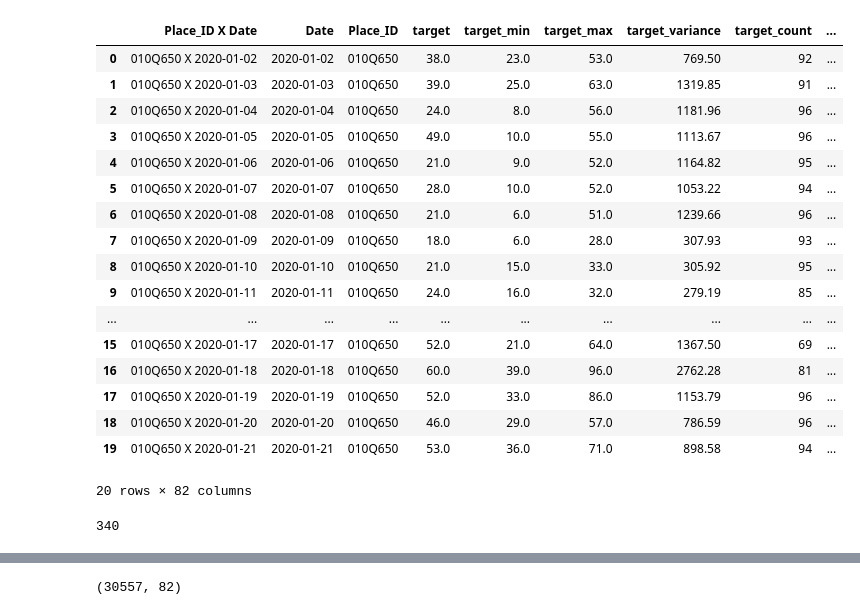
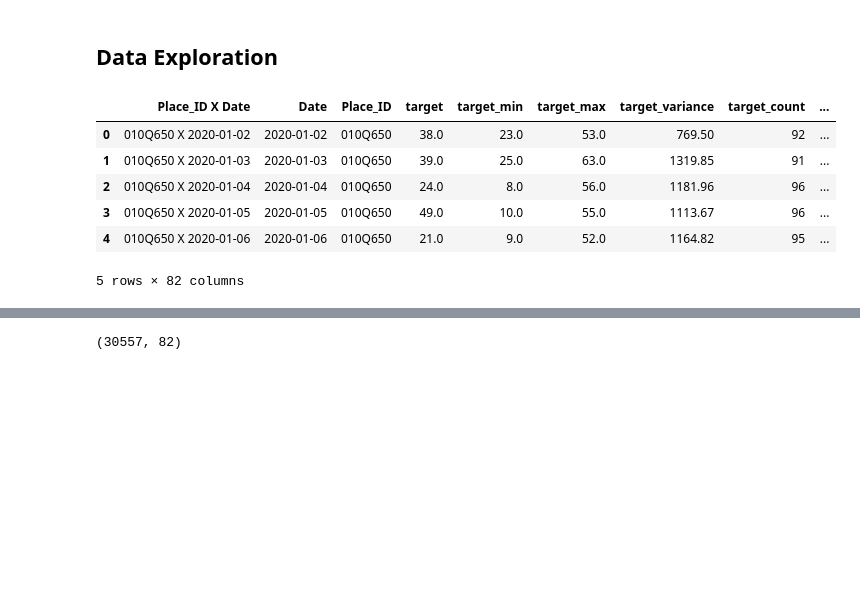
Before and after one commit to manuellautaro/ds-ml-project, a Jupyter notebook: EDA-and-modeling.ipynb, the cells around one changed output, grey strips where cells are left out. Cells and saved outputs as stored; diff of their text form; code cells hidden in the pictures; blank space fills up the shorter version.

```diff
--- a/EDA-and-modeling.ipynb
+++ b/EDA-and-modeling.ipynb
@@ -149,28 +95,14 @@ print(mse)
+# %% [markdown]
+## Data Exploration
 # %%
 df = pd.read_csv('./data/Train.csv')
 pd.set_option('display.max_rows', None)
-df.head(20)
+df.head(5)
 # %% [output]
 |  | Place_ID X Date | Date | Place_ID | target | target_min | target_max | target_variance | target_count | ... |
 | 0 | 010Q650 X 2020-01-02 | 2020-01-02 | 010Q650 | 38.0 | 23.0 | 53.0 | 769.50 | 92 | ... |
 | 1 | 010Q650 X 2020-01-03 | 2020-01-03 | 010Q650 | 39.0 | 25.0 | 63.0 | 1319.85 | 91 | ... |
 | 2 | 010Q650 X 2020-01-04 | 2020-01-04 | 010Q650 | 24.0 | 8.0 | 56.0 | 1181.96 | 96 | ... |
 | 3 | 010Q650 X 2020-01-05 | 2020-01-05 | 010Q650 | 49.0 | 10.0 | 55.0 | 1113.67 | 96 | ... |
 | 4 | 010Q650 X 2020-01-06 | 2020-01-06 | 010Q650 | 21.0 | 9.0 | 52.0 | 1164.82 | 95 | ... |
-| 5 | 010Q650 X 2020-01-07 | 2020-01-07 | 010Q650 | 28.0 | 10.0 | 52.0 | 1053.22 | 94 | ... |
-| 6 | 010Q650 X 2020-01-08 | 2020-01-08 | 010Q650 | 21.0 | 6.0 | 51.0 | 1239.66 | 96 | ... |
-| 7 | 010Q650 X 2020-01-09 | 2020-01-09 | 010Q650 | 18.0 | 6.0 | 28.0 | 307.93 | 93 | ... |
-| 8 | 010Q650 X 2020-01-10 | 2020-01-10 | 010Q650 | 21.0 | 15.0 | 33.0 | 305.92 | 95 | ... |
-| 9 | 010Q650 X 2020-01-11 | 2020-01-11 | 010Q650 | 24.0 | 16.0 | 32.0 | 279.19 | 85 | ... |
-| ... | ... | ... | ... | ... | ... | ... | ... | ... | ... |
-| 15 | 010Q650 X 2020-01-17 | 2020-01-17 | 010Q650 | 52.0 | 21.0 | 64.0 | 1367.50 | 69 | ... |
-| 16 | 010Q650 X 2020-01-18 | 2020-01-18 | 010Q650 | 60.0 | 39.0 | 96.0 | 2762.28 | 81 | ... |
-| 17 | 010Q650 X 2020-01-19 | 2020-01-19 | 010Q650 | 52.0 | 33.0 | 86.0 | 1153.79 | 96 | ... |
-| 18 | 010Q650 X 2020-01-20 | 2020-01-20 | 010Q650 | 46.0 | 29.0 | 57.0 | 786.59 | 96 | ... |
-| 19 | 010Q650 X 2020-01-21 | 2020-01-21 | 010Q650 | 53.0 | 36.0 | 71.0 | 898.58 | 94 | ... |
-20 rows × 82 columns
+5 rows × 82 columns
-# %%
-# There are 340 locations
-df.Place_ID.nunique()
-# %% [output]
-340
```
Also changed, not shown: parts of 30 cells of this notebook.
